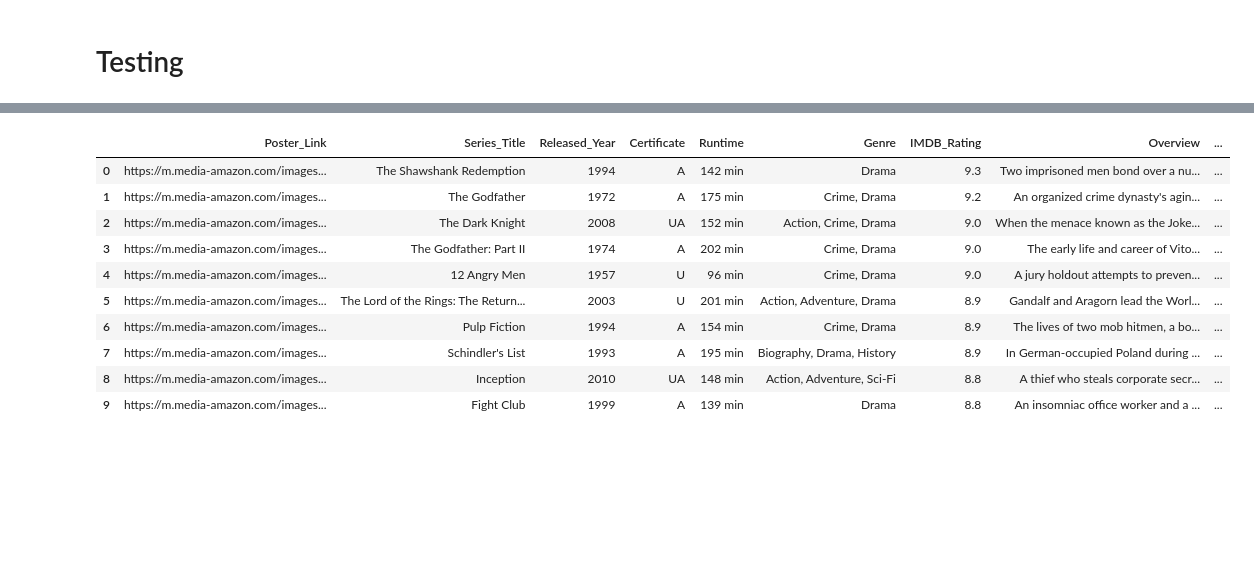
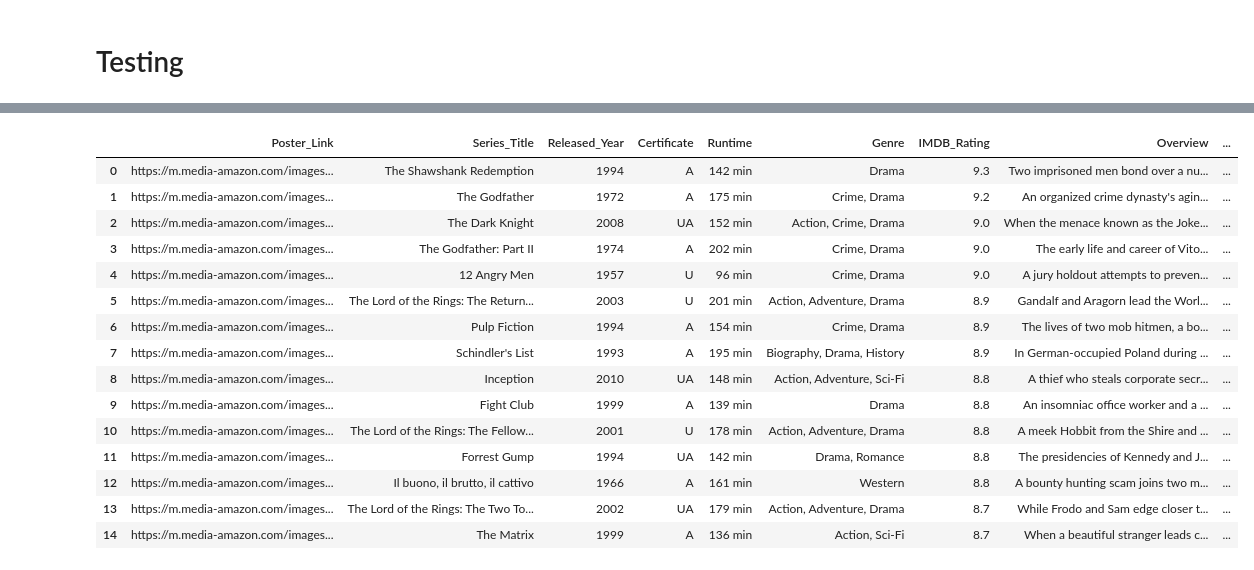
Before and after one commit to andreshdz1/movie-recommendation, a Jupyter notebook: notebooks/data_preprocess.ipynb, the cells around one changed output, grey strips where cells are left out. Saved outputs shown, nothing was run; the diff lists cells and outputs as text; code cells hidden in the pictures; blank space fills up the shorter version.

```diff
--- a/notebooks/data_preprocess.ipynb
+++ b/notebooks/data_preprocess.ipynb
@@ -126,14 +136,19 @@ model.kneighbors(numeric_movie.values.reshape(1, -1))
 # %%
-full_movies.head(10)
+full_movies.head(15)
 # %% [output]
 |  | Poster_Link | Series_Title | Released_Year | Certificate | Runtime | Genre | IMDB_Rating | Overview | ... |
 | 0 | https://m.media-amazon.com/images... | The Shawshank Redemption | 1994 | A | 142 min | Drama | 9.3 | Two imprisoned men bond over a nu... | ... |
 | 1 | https://m.media-amazon.com/images... | The Godfather | 1972 | A | 175 min | Crime, Drama | 9.2 | An organized crime dynasty's agin... | ... |
 | 2 | https://m.media-amazon.com/images... | The Dark Knight | 2008 | UA | 152 min | Action, Crime, Drama | 9.0 | When the menace known as the Joke... | ... |
 | 3 | https://m.media-amazon.com/images... | The Godfather: Part II | 1974 | A | 202 min | Crime, Drama | 9.0 | The early life and career of Vito... | ... |
 | 4 | https://m.media-amazon.com/images... | 12 Angry Men | 1957 | U | 96 min | Crime, Drama | 9.0 | A jury holdout attempts to preven... | ... |
 | 5 | https://m.media-amazon.com/images... | The Lord of the Rings: The Return... | 2003 | U | 201 min | Action, Adventure, Drama | 8.9 | Gandalf and Aragorn lead the Worl... | ... |
 | 6 | https://m.media-amazon.com/images... | Pulp Fiction | 1994 | A | 154 min | Crime, Drama | 8.9 | The lives of two mob hitmen, a bo... | ... |
 | 7 | https://m.media-amazon.com/images... | Schindler's List | 1993 | A | 195 min | Biography, Drama, History | 8.9 | In German-occupied Poland during ... | ... |
 | 8 | https://m.media-amazon.com/images... | Inception | 2010 | UA | 148 min | Action, Adventure, Sci-Fi | 8.8 | A thief who steals corporate secr... | ... |
 | 9 | https://m.media-amazon.com/images... | Fight Club | 1999 | A | 139 min | Drama | 8.8 | An insomniac office worker and a ... | ... |
+| 10 | https://m.media-amazon.com/images... | The Lord of the Rings: The Fellow... | 2001 | U | 178 min | Action, Adventure, Drama | 8.8 | A meek Hobbit from the Shire and ... | ... |
+| 11 | https://m.media-amazon.com/images... | Forrest Gump | 1994 | UA | 142 min | Drama, Romance | 8.8 | The presidencies of Kennedy and J... | ... |
+| 12 | https://m.media-amazon.com/images... | Il buono, il brutto, il cattivo | 1966 | A | 161 min | Western | 8.8 | A bounty hunting scam joins two m... | ... |
+| 13 | https://m.media-amazon.com/images... | The Lord of the Rings: The Two To... | 2002 | UA | 179 min | Action, Adventure, Drama | 8.7 | While Frodo and Sam edge closer t... | ... |
+| 14 | https://m.media-amazon.com/images... | The Matrix | 1999 | A | 136 min | Action, Sci-Fi | 8.7 | When a beautiful stranger leads c... | ... |
```
Also changed, not shown: parts of 8 cells of this notebook, 3 other files.
